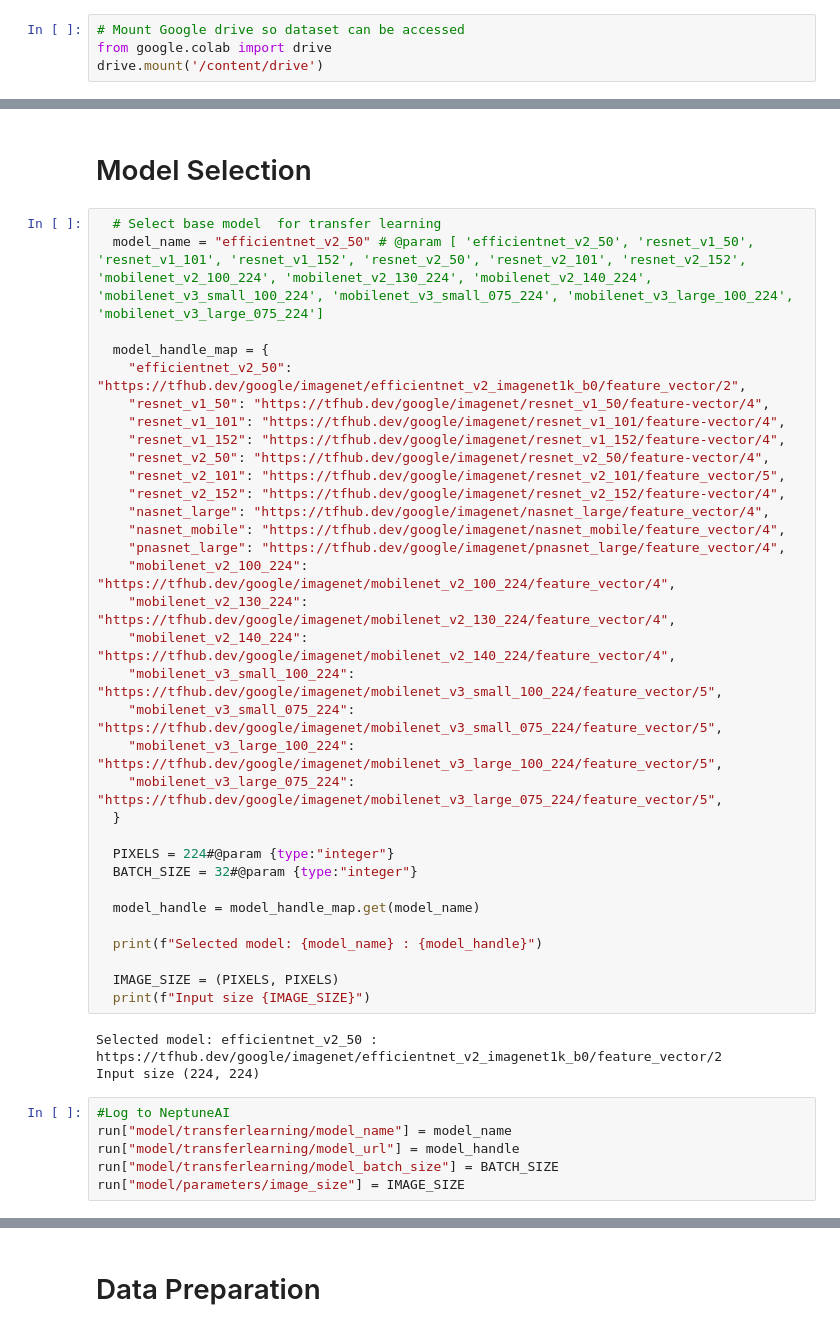
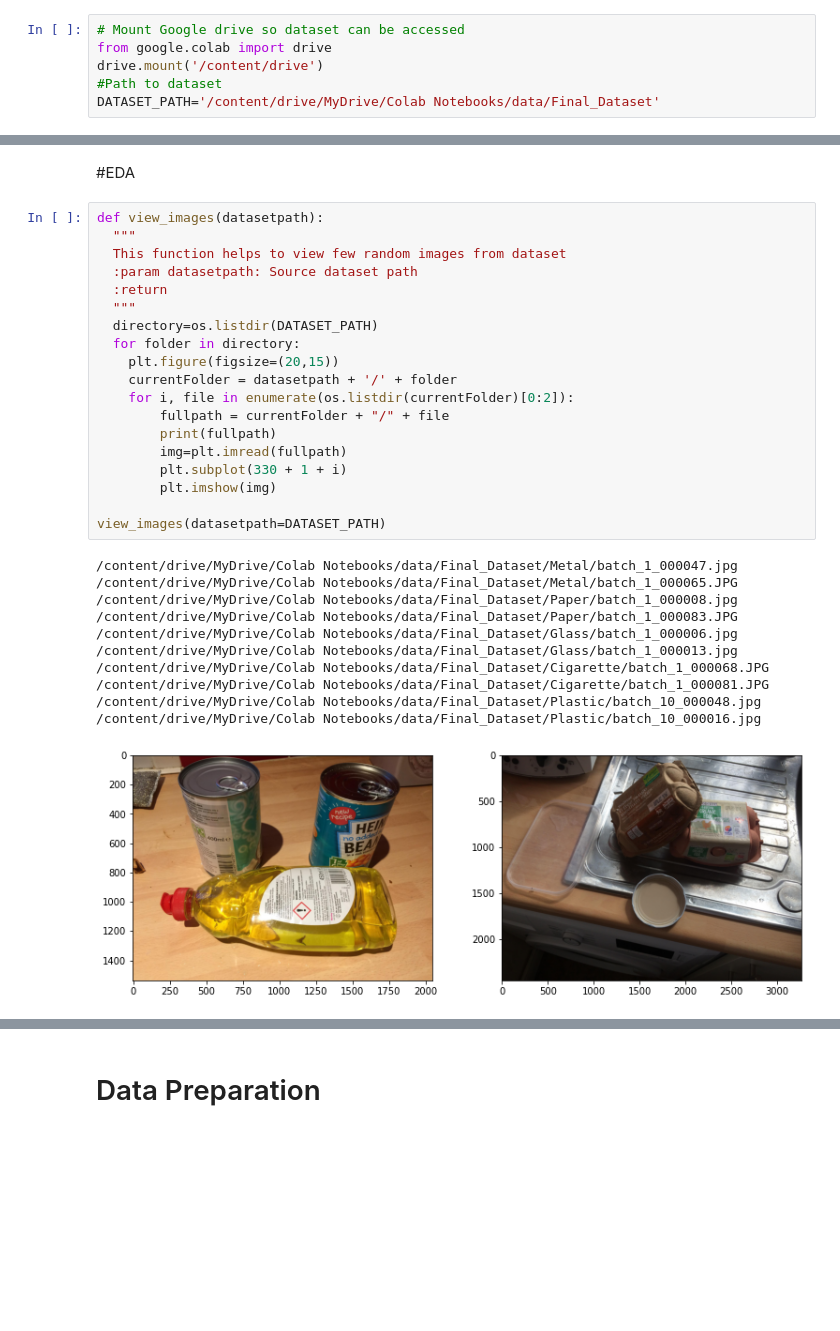
Before and after one commit to mohansameer1983/ComputerVisionProjects, a Jupyter notebook: Trash_Classification_CV_SuperCategory.ipynb, the cells around one changed output, grey strips where cells are left out. Cells and saved outputs as stored; diff of their text form; blank space fills up the shorter version.

```diff
--- a/Trash_Classification_CV_SuperCategory.ipynb
+++ b/Trash_Classification_CV_SuperCategory.ipynb
@@ -57,4 +57,6 @@ GPU is NOT AVAILABLE
 # Mount Google drive so dataset can be accessed
 from google.colab import drive
 drive.mount('/content/drive')
+#Path to dataset
+DATASET_PATH='/content/drive/MyDrive/Colab Notebooks/data/Final_Dataset'
 # %% [output]
@@ -70,44 +73,33 @@ Remember to stop your run once you’ve finished logging your metadata (https://
-# %% [markdown]
-# Model Selection
-# %%
-  # Select base model  for transfer learning
-  model_name = "efficientnet_v2_50" # @param [ 'efficientnet_v2_50', 'resnet_v1_50', 'resnet_v1_101', 'resnet_v1_152', 'resnet_v2_50', 'resnet_v2_101', 'resnet_v2_152',  'mobilenet_v2_100_224', 'mobilenet_v2_130_224', 'mobilenet_v2_140_224', 'mobilenet_v3_small_100_224', 'mobilenet_v3_small_075_224', 'mobilenet_v3_large_100_224', 'mobilenet_v3_large_075_224']
-
-  model_handle_map = {
-    "efficientnet_v2_50": "https://tfhub.dev/google/imagenet/efficientnet_v2_imagenet1k_b0/feature_vector/2",
-    "resnet_v1_50": "https://tfhub.dev/google/imagenet/resnet_v1_50/feature-vector/4",
-    "resnet_v1_101": "https://tfhub.dev/google/imagenet/resnet_v1_101/feature-vector/4",
-    "resnet_v1_152": "https://tfhub.dev/google/imagenet/resnet_v1_152/feature-vector/4",
-    "resnet_v2_50": "https://tfhub.dev/google/imagenet/resnet_v2_50/feature-vector/4",
-    "resnet_v2_101": "https://tfhub.dev/google/imagenet/resnet_v2_101/feature_vector/5",
-    "resnet_v2_152": "https://tfhub.dev/google/imagenet/resnet_v2_152/feature-vector/4",
-    "nasnet_large": "https://tfhub.dev/google/imagenet/nasnet_large/feature_vector/4",
-    "nasnet_mobile": "https://tfhub.dev/google/imagenet/nasnet_mobile/feature_vector/4",
-    "pnasnet_large": "https://tfhub.dev/google/imagenet/pnasnet_large/feature_vector/4",
-    "mobilenet_v2_100_224": "https://tfhub.dev/google/imagenet/mobilenet_v2_100_224/feature_vector/4",
-    "mobilenet_v2_130_224": "https://tfhub.dev/google/imagenet/mobilenet_v2_130_224/feature_vector/4",
-    "mobilenet_v2_140_224": "https://tfhub.dev/google/imagenet/mobilenet_v2_140_224/feature_vector/4",
-    "mobilenet_v3_small_100_224": "https://tfhub.dev/google/imagenet/mobilenet_v3_small_100_224/feature_vector/5",
-    "mobilenet_v3_small_075_224": "https://tfhub.dev/google/imagenet/mobilenet_v3_small_075_224/feature_vector/5",
-    "mobilenet_v3_large_100_224": "https://tfhub.dev/google/imagenet/mobilenet_v3_large_100_224/feature_vector/5",
-    "mobilenet_v3_large_075_224": "https://tfhub.dev/google/imagenet/mobilenet_v3_large_075_224/feature_vector/5",
-  }
-
-  PIXELS = 224#@param {type:"integer"}
-  BATCH_SIZE = 32#@param {type:"integer"}
-
-  model_handle = model_handle_map.get(model_name)
-
-  print(f"Selected model: {model_name} : {model_handle}")
-
-  IMAGE_SIZE = (PIXELS, PIXELS)
-  print(f"Input size {IMAGE_SIZE}")
-# %% [output]
-Selected model: efficientnet_v2_50 : https://tfhub.dev/google/imagenet/efficientnet_v2_imagenet1k_b0/feature_vector/2
-Input size (224, 224)
-# %%
-#Log to NeptuneAI
-run["model/transferlearning/model_name"] = model_name
-run["model/transferlearning/model_url"] = model_handle
-run["model/transferlearning/model_batch_size"] = BATCH_SIZE
-run["model/parameters/image_size"] = IMAGE_SIZE
+# %% [markdown]
+#EDA
+# %%
+def view_images(datasetpath):
+  """
+  This function helps to view few random images from dataset
+  :param datasetpath: Source dataset path
+  :return
+  """
+  directory=os.listdir(DATASET_PATH)
+  for folder in directory:
+    plt.figure(figsize=(20,15))
+    currentFolder = datasetpath + '/' + folder
+    for i, file in enumerate(os.listdir(currentFolder)[0:2]):
+        fullpath = currentFolder + "/" + file
+        print(fullpath)
+        img=plt.imread(fullpath)
+        plt.subplot(330 + 1 + i)
+        plt.imshow(img)
+
+view_images(datasetpath=DATASET_PATH)
+# %% [output]
+/content/drive/MyDrive/Colab Notebooks/data/Final_Dataset/Metal/batch_1_000047.jpg
+/content/drive/MyDrive/Colab Notebooks/data/Final_Dataset/Metal/batch_1_000065.JPG
+/content/drive/MyDrive/Colab Notebooks/data/Final_Dataset/Paper/batch_1_000008.jpg
+/content/drive/MyDrive/Colab Notebooks/data/Final_Dataset/Paper/batch_1_000083.JPG
+/content/drive/MyDrive/Colab Notebooks/data/Final_Dataset/Glass/batch_1_000006.jpg
+/content/drive/MyDrive/Colab Notebooks/data/Final_Dataset/Glass/batch_1_000013.jpg
+/content/drive/MyDrive/Colab Notebooks/data/Final_Dataset/Cigarette/batch_1_000068.JPG
+/content/drive/MyDrive/Colab Notebooks/data/Final_Dataset/Cigarette/batch_1_000081.JPG
+/content/drive/MyDrive/Colab Notebooks/data/Final_Dataset/Plastic/batch_10_000048.jpg
+/content/drive/MyDrive/Colab Notebooks/data/Final_Dataset/Plastic/batch_10_000016.jpg
+[figure, added]
```
Also changed, not shown: parts of 17 cells of this notebook.
